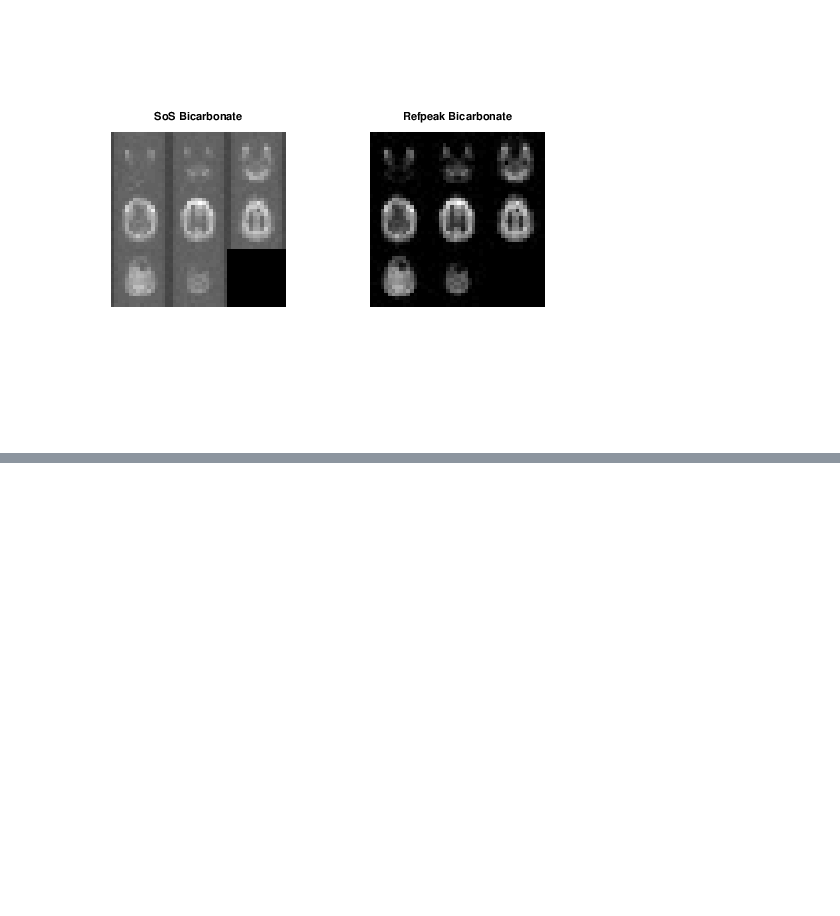
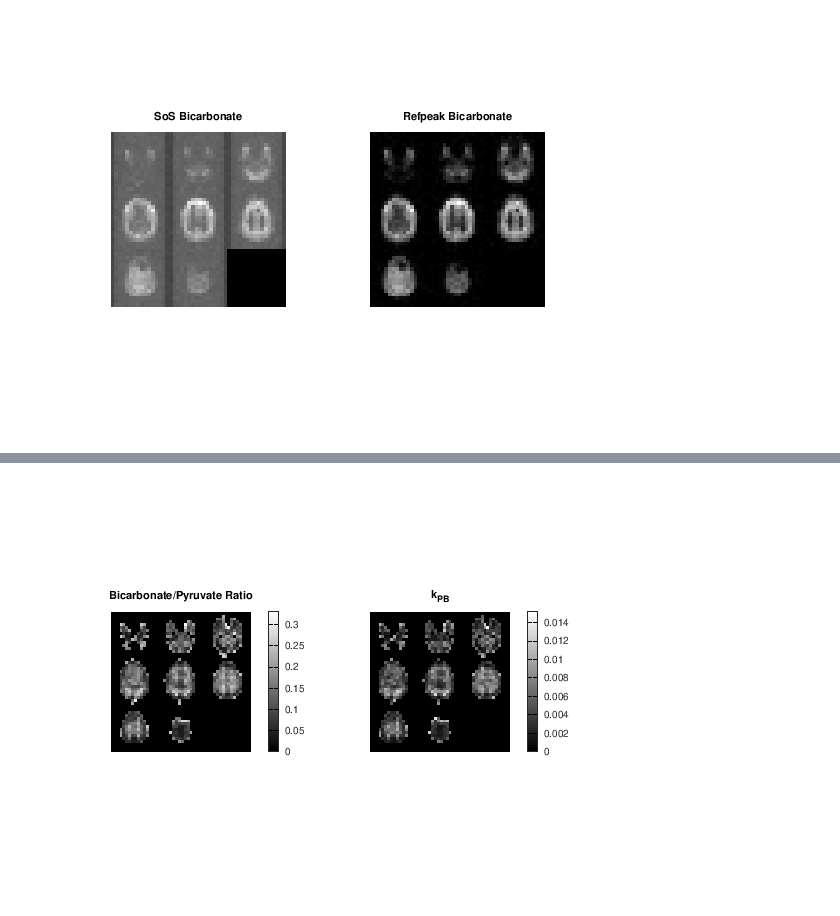
Before and after one commit to LarsonLab/hyperpolarized-mri-toolbox, a Jupyter notebook: recon/EPI demo/bbepi Reconstruction Demo.ipynb, the cells around one changed output, grey strips where cells are left out. Cells and saved outputs as stored; diff of their text form; code cells hidden in the pictures; blank space fills up the shorter version.

```diff
--- a/recon/EPI demo/bbepi Reconstruction Demo.ipynb
+++ b/recon/EPI demo/bbepi Reconstruction Demo.ipynb
@@ -238,12 +226,14 @@ error: 'kpl' undefined near line 1 column 30
 # %%
 %Note the similarity between kPL and lactate-to-pyuvater AUC ratio maps
 figure;
 subplot(121),montage(permute(bp_ratio,[1 2 4 3]),'Size',[3 3], ...
-    'DisplayRange',[0 1].*max(lp_ratio(:)))
+    'DisplayRange',[0 1].*max(bp_ratio(:)))
 title('Bicarbonate/Pyruvate Ratio')
 colorbar
 subplot(122),montage(permute(kpb,[1 2 4 3]),'Size',[3 3], ...
     'DisplayRange',[0 1].*max(kpb(:)))
 title('k_{PB}')
 colorbar
 %set(gcf,'units','normalized','outerposition',[0.2 0.2 0.6 0.5])
+# %% [output]
+[figure, added]
```
Also changed, not shown: parts of 8 cells of this notebook, 5 other files.
